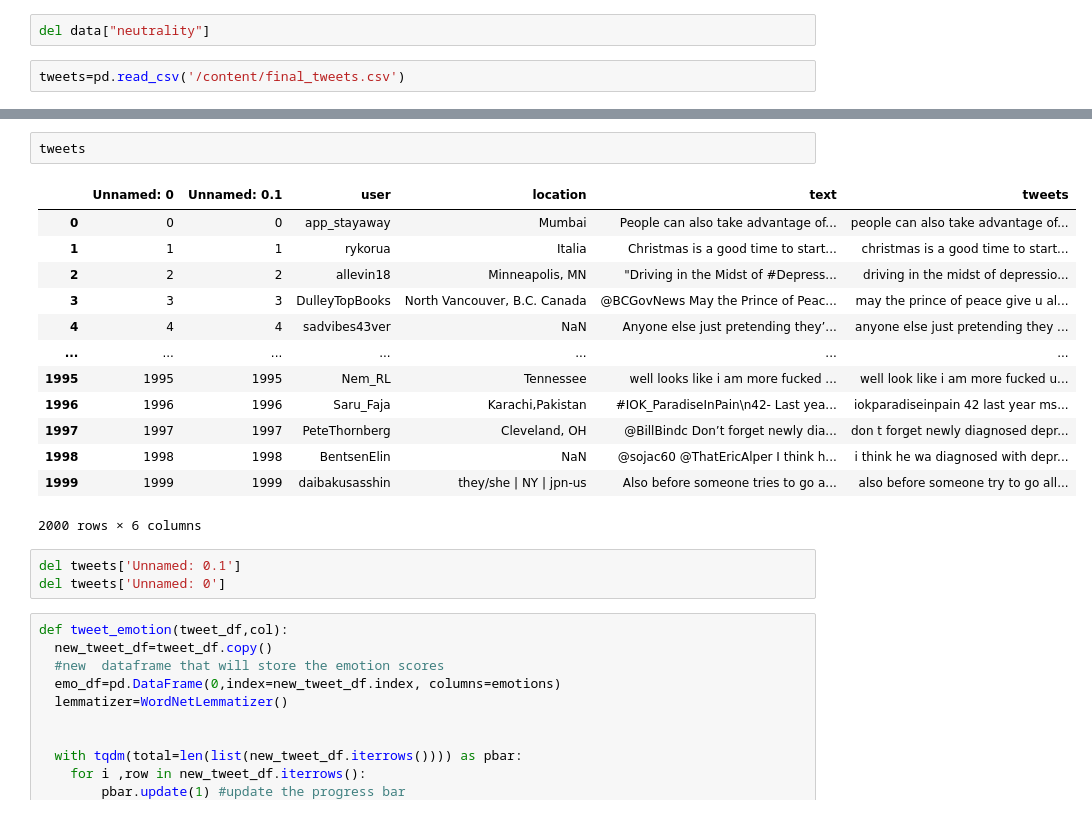
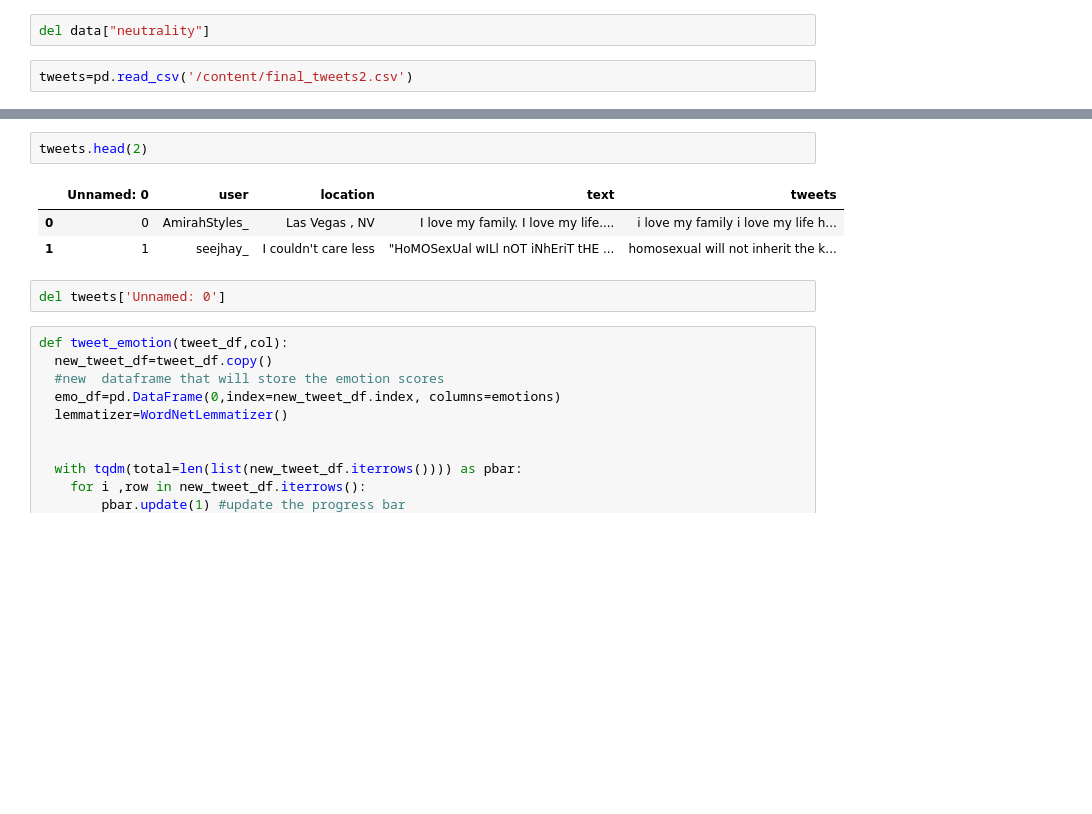
Before and after one commit to Gail529/Mental-health, a Jupyter notebook: tweet_emotions.ipynb, the cells around one changed output, grey strips where cells are left out. Saved outputs shown, nothing was run; the diff lists cells and outputs as text; blank space fills up the shorter version.

```diff
--- a/tweet_emotions.ipynb
+++ b/tweet_emotions.ipynb
@@ -64,5 +64,5 @@ See the caveats in the documentation: https://pandas.pydata.org/pandas-docs/stab
 # %%
 del data["neutrality"]
 # %%
-tweets=pd.read_csv('/content/final_tweets.csv')
+tweets=pd.read_csv('/content/final_tweets2.csv')
 # %%
@@ -84,21 +74,10 @@ emolex_df
 # %%
-tweets
+tweets.head(2)
 # %% [output]
-|  | Unnamed: 0 | Unnamed: 0.1 | user | location | text | tweets |
-| 0 | 0 | 0 | app_stayaway | Mumbai | People can also take advantage of... | people can also take advantage of... |
-| 1 | 1 | 1 | rykorua | Italia | Christmas is a good time to start... | christmas is a good time to start... |
-| 2 | 2 | 2 | allevin18 | Minneapolis, MN | "Driving in the Midst of #Depress... | driving in the midst of depressio... |
-| 3 | 3 | 3 | DulleyTopBooks | North Vancouver, B.C. Canada | @BCGovNews May the Prince of Peac... | may the prince of peace give u al... |
-| 4 | 4 | 4 | sadvibes43ver | NaN | Anyone else just pretending they’... | anyone else just pretending they ... |
-| ... | ... | ... | ... | ... | ... | ... |
-| 1995 | 1995 | 1995 | Nem_RL | Tennessee | well looks like i am more fucked ... | well look like i am more fucked u... |
-| 1996 | 1996 | 1996 | Saru_Faja | Karachi,Pakistan | #IOK_ParadiseInPain\n42- Last yea... | iokparadiseinpain 42 last year ms... |
-| 1997 | 1997 | 1997 | PeteThornberg | Cleveland, OH | @BillBindc Don’t forget newly dia... | don t forget newly diagnosed depr... |
-| 1998 | 1998 | 1998 | BentsenElin | NaN | @sojac60 @ThatEricAlper I think h... | i think he wa diagnosed with depr... |
-| 1999 | 1999 | 1999 | daibakusasshin | they/she | NY | jpn-us | Also before someone tries to go a... | also before someone try to go all... |
+|  | Unnamed: 0 | user | location | text | tweets |
+| 0 | 0 | AmirahStyles_ | Las Vegas , NV | I love my family. I love my life.... | i love my family i love my life h... |
+| 1 | 1 | seejhay_ | I couldn't care less | "HoMOSexUal wILl nOT iNhEriT tHE ... | homosexual will not inherit the k... |
-2000 rows × 6 columns
 # %%
-del tweets['Unnamed: 0.1']
 del tweets['Unnamed: 0']
 # %%
 def tweet_emotion(tweet_df,col):
```
Also changed, not shown: parts of 17 cells of this notebook.
